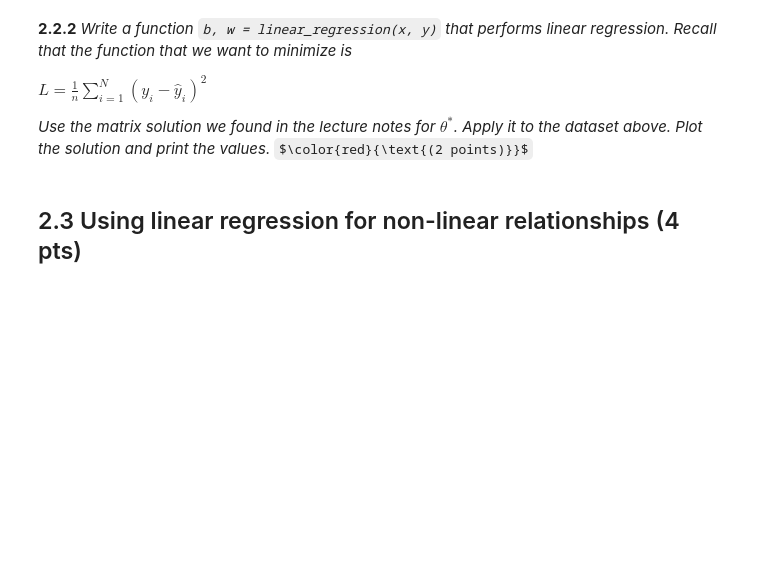
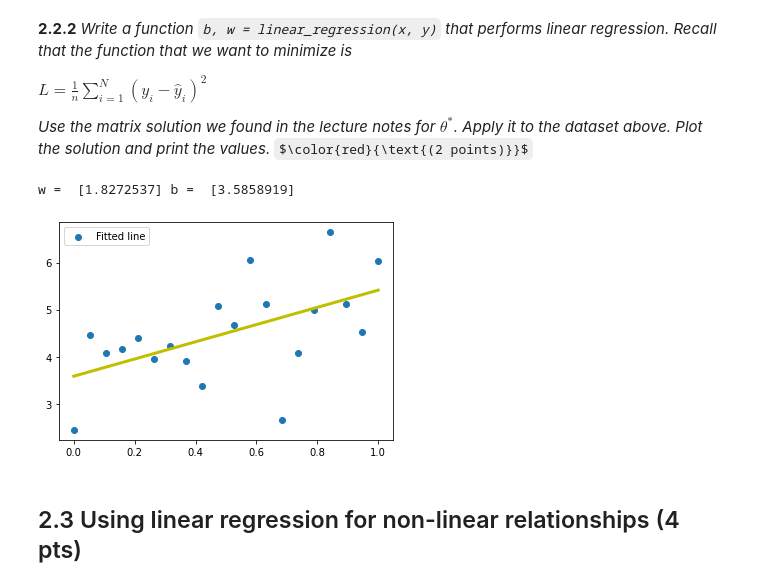
Before and after one commit to rafaelweinert/DD1420_ML_Excercises, a Jupyter notebook: DD1420_HT23_Ex2_STUDENT_VERSION_v3.ipynb, the cells around one changed output. Saved outputs shown, nothing was run; the diff lists cells and outputs as text; code cells hidden in the pictures; some formulas as TeX source; blank space fills up the shorter version.

```diff
--- a/DD1420_HT23_Ex2_STUDENT_VERSION_v3.ipynb
+++ b/DD1420_HT23_Ex2_STUDENT_VERSION_v3.ipynb
@@ -171,28 +257,27 @@ $L = \frac{1}{n}\sum_{i=1}^N (y_i - \hat{y}_i)^2$
 # %%
 def linear_regression(xs, ys):
     """
     Returns an algebraic solution for w,b given
     xs: np.ndarray of shape [n]
     ys: np.ndarray of shape [n]
     """
-    # YOUR CODE HERE
-    # X = ... should be of shape (20,2), remember to prepend 1 to each point
-    # X would look something like this
-    # [ 1   x_1
-    #   1   x_2
-    #   ...
-    #   1   x_n ]
-    # Y = ... should be of shape (20,1)
-    # implement the theta* equation in the matrix form we derived at the end of the lecture notes 3.2
+    y_array = np.array(ys).reshape(-1,1)
+    x_array = np.array(xs).reshape(-1,1)
 
+    X = np.insert(x_array, 0, axis=1, values=1)
+
+    theta = np.linalg.inv(X.T @ X) @ X.T @ y_array
     return theta
 b, w = linear_regression(xs,ys)
 print('w = ', w, 'b = ', b)
 zs = xs*w + b
 _, ax = plt.subplots()
 ax.scatter(xs, ys)
 ax.plot(xs, zs, 'y-', linewidth=3);
 ax.legend(['Fitted line']);
+# %% [output]
+w =  [1.8272537] b =  [3.5858919]
+[figure, added]
 # %% [markdown]
 ## 2.3 Using linear regression for non-linear relationships (4 pts)
 # %% [markdown]
```
Also changed, not shown: parts of 34 cells of this notebook, 1 other file.
